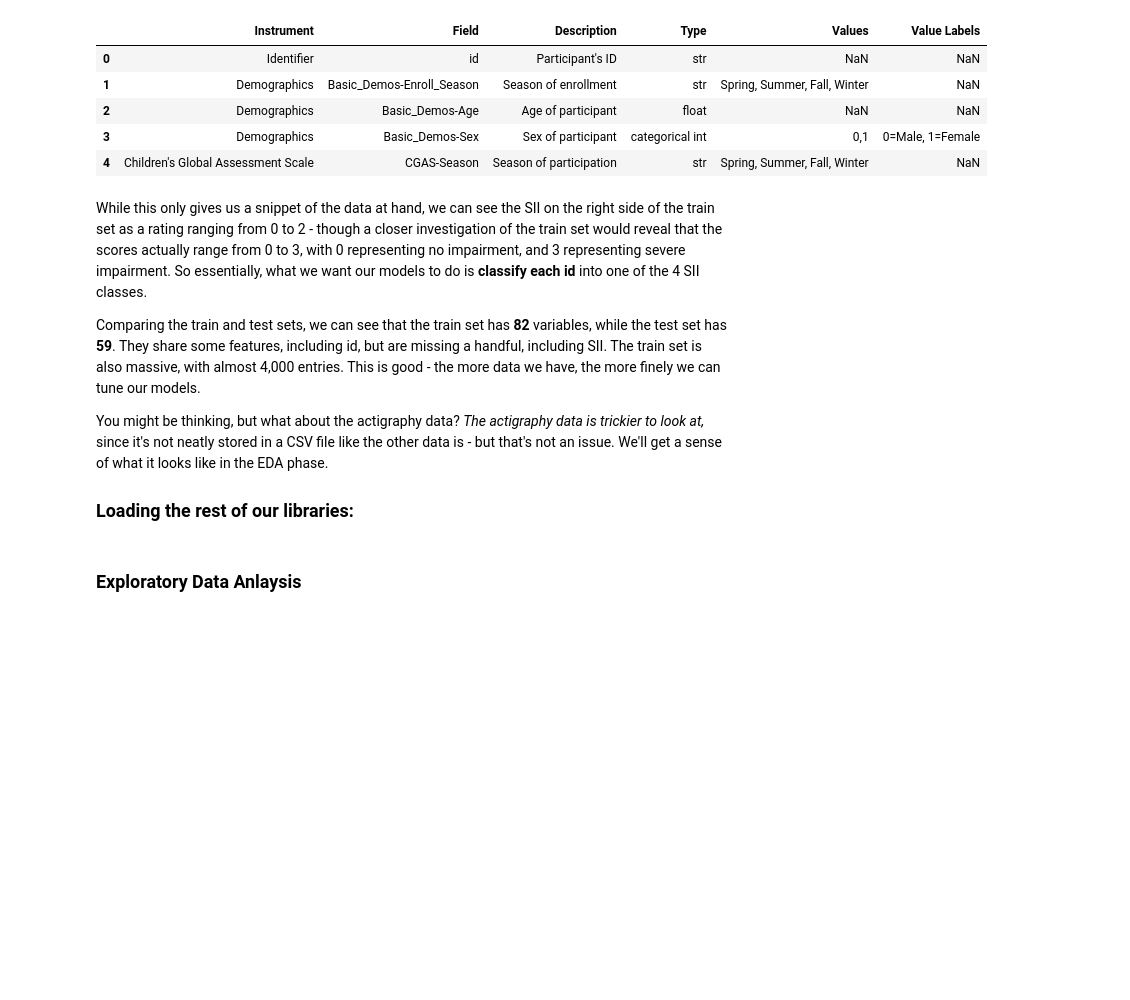
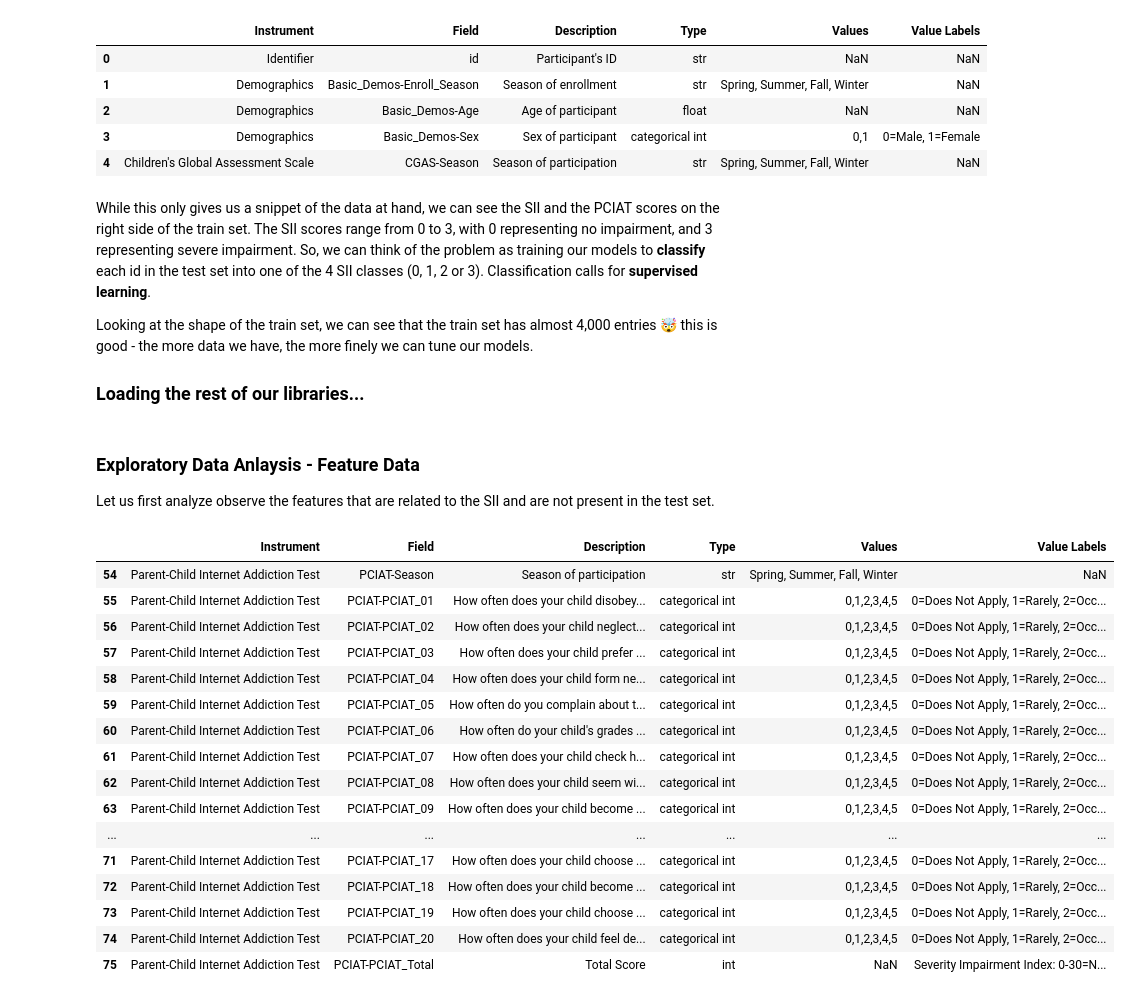
Before and after one commit to tomragus/CMI-PIU-Model, a Jupyter notebook: notebooks/CMI-PIU_draft2.ipynb, the cells around one changed output. Cells and saved outputs as stored; diff of their text form; code cells hidden in the pictures; blank space fills up the shorter version.

```diff
--- a/notebooks/CMI-PIU_draft2.ipynb
+++ b/notebooks/CMI-PIU_draft2.ipynb
@@ -85,13 +130,11 @@ Data Dictionary shape: (81, 6)
 | 3 | Demographics | Basic_Demos-Sex | Sex of participant | categorical int | 0,1 | 0=Male, 1=Female |
 | 4 | Children's Global Assessment Scale | CGAS-Season | Season of participation | str | Spring, Summer, Fall, Winter | NaN |
 # %% [markdown]
-While this only gives us a snippet of the data at hand, we can see the SII on the right side of the train set as a rating ranging from 0 to 2 - though a closer investigation of the train set would reveal that the scores actually range from 0 to 3, with 0 representing no impairment, and 3 representing severe impairment. So essentially, what we want our models to do is **classify each id** into one of the 4 SII classes.
+While this only gives us a snippet of the data at hand, we can see the SII and the PCIAT scores on the right side of the train set. The SII scores range from 0 to 3, with 0 representing no impairment, and 3 representing severe impairment. So, we can think of the problem as training our models to **classify** each id in the test set into one of the 4 SII classes (0, 1, 2 or 3). Classification calls for **supervised learning**.
 
-Comparing the train and test sets, we can see that the train set has **82** variables, while the test set has **59**. They share some features, including id, but are missing a handful, including SII. The train set is also massive, with almost 4,000 entries. This is good - the more data we have, the more finely we can tune our models.
+Looking at the shape of the train set, we can see that the train set has almost 4,000 entries 🤯 this is good - the more data we have, the more finely we can tune our models.
 
-You might be thinking, but what about the actigraphy data? *The actigraphy data is trickier to look at,* since it's not neatly stored in a CSV file like the other data is - but that's not an issue. We'll get a sense of what it looks like in the EDA phase.
-
-### Loading the rest of our libraries:
+### Loading the rest of our libraries...
 # %%
 # load all libraries
 import numpy as np
@@ -119,2 +161,30 @@ from matplotlib.colors import ListedColormap
 # %% [markdown]
-### Exploratory Data Anlaysis
+### **Exploratory Data Anlaysis - Feature Data**
+
+Let us first analyze observe the features that are related to the SII and are not present in the test set.
+# %%
+# isolating train-only features
+train_cols = set(train.columns)
+test_cols = set(test.columns)
+columns_not_in_test = sorted(list(train_cols - test_cols))
+
+# addind additional information using data dictionary
+data_dict[data_dict['Field'].isin(columns_not_in_test)]
+# %% [output]
+|  | Instrument | Field | Description | Type | Values | Value Labels |
+| 54 | Parent-Child Internet Addiction Test | PCIAT-Season | Season of participation | str | Spring, Summer, Fall, Winter | NaN |
+| 55 | Parent-Child Internet Addiction Test | PCIAT-PCIAT_01 | How often does your child disobey... | categorical int | 0,1,2,3,4,5 | 0=Does Not Apply, 1=Rarely, 2=Occ... |
+| 56 | Parent-Child Internet Addiction Test | PCIAT-PCIAT_02 | How often does your child neglect... | categorical int | 0,1,2,3,4,5 | 0=Does Not Apply, 1=Rarely, 2=Occ... |
+| 57 | Parent-Child Internet Addiction Test | PCIAT-PCIAT_03 | How often does your child prefer ... | categorical int | 0,1,2,3,4,5 | 0=Does Not Apply, 1=Rarely, 2=Occ... |
+| 58 | Parent-Child Internet Addiction Test | PCIAT-PCIAT_04 | How often does your child form ne... | categorical int | 0,1,2,3,4,5 | 0=Does Not Apply, 1=Rarely, 2=Occ... |
+| 59 | Parent-Child Internet Addiction Test | PCIAT-PCIAT_05 | How often do you complain about t... | categorical int | 0,1,2,3,4,5 | 0=Does Not Apply, 1=Rarely, 2=Occ... |
+| 60 | Parent-Child Internet Addiction Test | PCIAT-PCIAT_06 | How often do your child's grades ... | categorical int | 0,1,2,3,4,5 | 0=Does Not Apply, 1=Rarely, 2=Occ... |
+| 61 | Parent-Child Internet Addiction Test | PCIAT-PCIAT_07 | How often does your child check h... | categorical int | 0,1,2,3,4,5 | 0=Does Not Apply, 1=Rarely, 2=Occ... |
+| 62 | Parent-Child Internet Addiction Test | PCIAT-PCIAT_08 | How often does your child seem wi... | categorical int | 0,1,2,3,4,5 | 0=Does Not Apply, 1=Rarely, 2=Occ... |
+| 63 | Parent-Child Internet Addiction Test | PCIAT-PCIAT_09 | How often does your child become ... | categorical int | 0,1,2,3,4,5 | 0=Does Not Apply, 1=Rarely, 2=Occ... |
+| ... | ... | ... | ... | ... | ... | ... |
+| 71 | Parent-Child Internet Addiction Test | PCIAT-PCIAT_17 | How often does your child choose ... | categorical int | 0,1,2,3,4,5 | 0=Does Not Apply, 1=Rarely, 2=Occ... |
+| 72 | Parent-Child Internet Addiction Test | PCIAT-PCIAT_18 | How often does your child become ... | categorical int | 0,1,2,3,4,5 | 0=Does Not Apply, 1=Rarely, 2=Occ... |
+| 73 | Parent-Child Internet Addiction Test | PCIAT-PCIAT_19 | How often does your child choose ... | categorical int | 0,1,2,3,4,5 | 0=Does Not Apply, 1=Rarely, 2=Occ... |
+| 74 | Parent-Child Internet Addiction Test | PCIAT-PCIAT_20 | How often does your child feel de... | categorical int | 0,1,2,3,4,5 | 0=Does Not Apply, 1=Rarely, 2=Occ... |
+| 75 | Parent-Child Internet Addiction Test | PCIAT-PCIAT_Total | Total Score | int | NaN | Severity Impairment Index: 0-30=N... |
```
Also changed, not shown: parts of 9 cells of this notebook.
